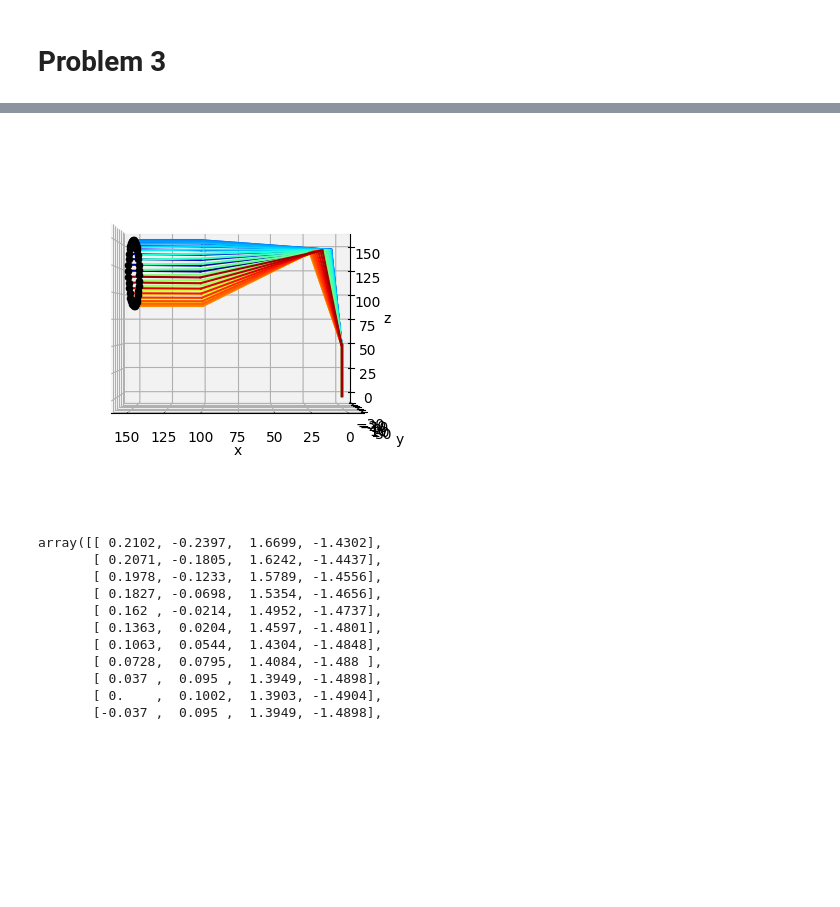
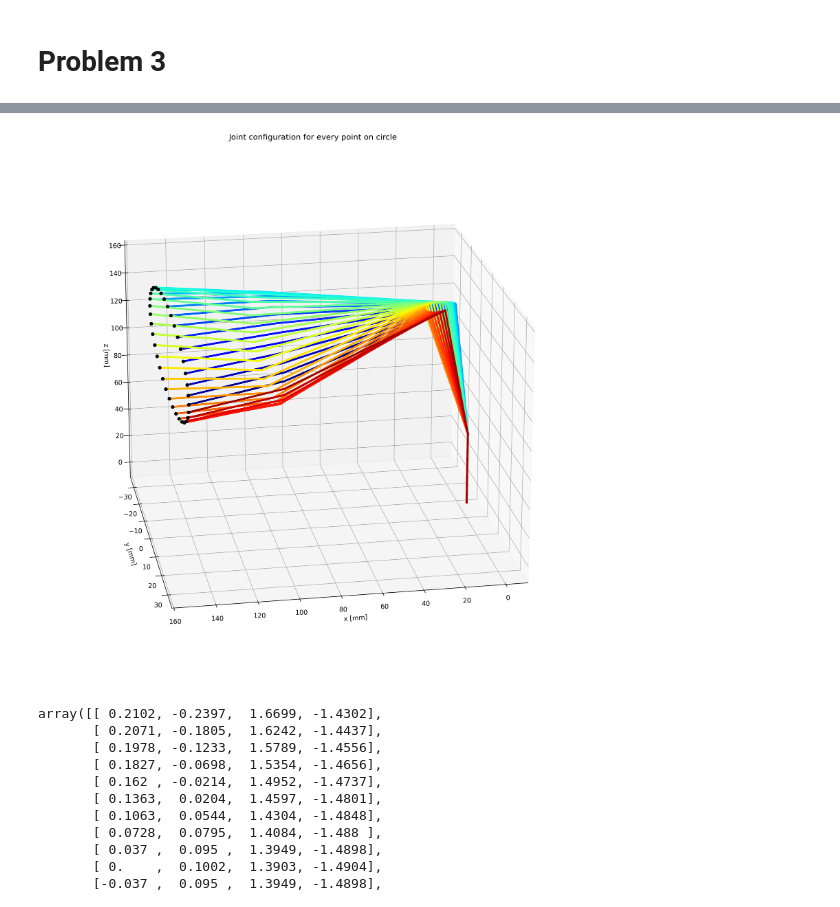
Before and after one commit to RaixSplitter/34753-Robotics-Project, a Jupyter notebook: notebooks/inverse_kinematics.ipynb, the cells around one changed output, grey strips where cells are left out. Drawn from its saved outputs; the diff is of its cells as text; code cells hidden in the pictures; blank space fills up the shorter version.

```diff
--- a/notebooks/inverse_kinematics.ipynb
+++ b/notebooks/inverse_kinematics.ipynb
@@ -259,49 +282,51 @@ from matplotlib import cm
 
 # %matplotlib inline
 
-fig = plt.figure(figsize=plt.figaspect(1))
+fig = plt.figure(figsize=(12,12), dpi=300)
 ax = fig.add_subplot(projection='3d')
 # ax.set_xlim(-75, 75)
 # ax.set_ylim(-75, 75)
 # ax.set_zlim(0, 150)
-ax.set_xlabel("x")
-ax.set_ylabel("y")
-ax.set_zlabel("z")
+ax.set_xlabel("x [mm]")
+ax.set_ylabel("y [mm]")
+ax.set_zlabel("z [mm]")
 
 norm = colors.Normalize(vmin=0, vmax=len(ps))
 
 for i, p in enumerate(ps):
     target = (*p, 0) # x,y,z,phi
     t1, t2, t3, t4 = inv_kinematics(*target)
 
     T_0_1 = forward_kinematics1(t1)
     T_0_2 = forward_kinematics2(t1, t2)
     T_0_3 = forward_kinematics3(t1, t2, t3)
     T_0_4 = forward_kinematics4(t1, t2, t3, t4)
 
     origin = np.array([0, 0, 0, 1])
     joint1_position = (T_0_1 @ origin)
     joint2_position = (T_0_2 @ origin)
     joint3_position = (T_0_3 @ origin)
     joint4_position = (T_0_4 @ origin)
 
     joint1_position[:3], joint2_position[:3], joint3_position[:3], joint4_position[:3]
 
     joints = np.array([
         origin[:3], joint1_position[:3], joint2_position[:3], joint3_position[:3], joint4_position[:3]
     ])
     colors = ['red', 'green', 'blue', 'orange']
     for a, b in zip(joints, joints[1:]):
-        ax.plot([a[0], b[0]], [a[1],b[1]],zs=[a[2],b[2]], c = cm.jet(norm(i)))
+        ax.plot([a[0], b[0]], [a[1],b[1]],zs=[a[2],b[2]], c = cm.jet(norm(i)), linewidth=3)
 
     ax.scatter(joints[-1,0], joints[-1,1], zs=joints[-1,2], c='black')
 
-ax.view_init(elev=0, azim=90, roll=0)
+ax.view_init(elev=20, azim=80, roll=0)
 # ax.view_init(elev=0, azim=180, roll=0)
-
+ax.set_title("Joint configuration for every point on circle")
+plt.tight_layout()
+# plt.savefig("../plots/circle-configurations.png")
 plt.show()
 # %% [output]
-[figure, old version]
+[figure, new version]
 # %%
 np.round([inv_kinematics(*p, 0) for p in ps],4)
 # %% [output]
```
Also changed, not shown: parts of 8 cells of this notebook, 2 other files.
